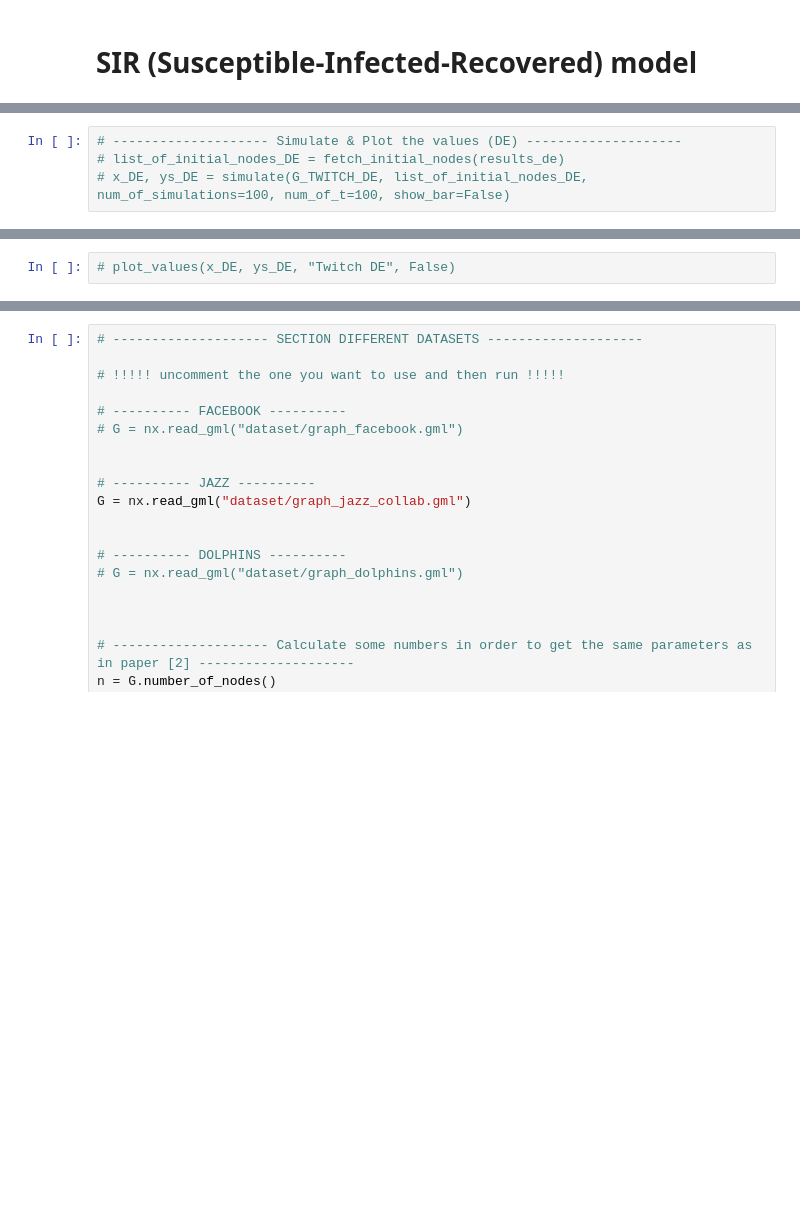
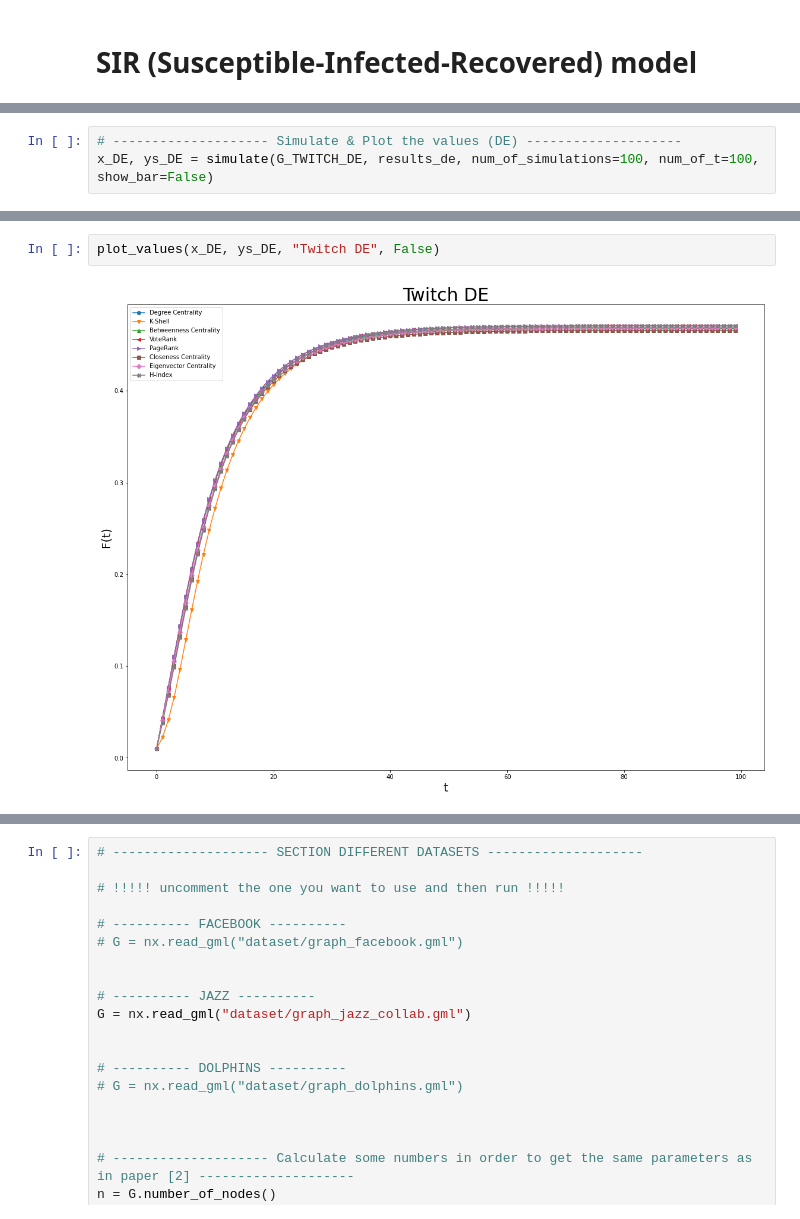
Before and after one commit to Shymsky/Network_Science, a Jupyter notebook: Group_Assignment.ipynb, the cells around one changed output, grey strips where cells are left out. Drawn from its saved outputs; the diff is of its cells as text; blank space fills up the shorter version.

```diff
--- a/Group_Assignment.ipynb
+++ b/Group_Assignment.ipynb
@@ -355,4 +376,3 @@ plot_values(x_EN, ys_EN, "Twitch EN", True)
 # %%
 # -------------------- Simulate & Plot the values (DE) --------------------
-# list_of_initial_nodes_DE = fetch_initial_nodes(results_de)
-# x_DE, ys_DE = simulate(G_TWITCH_DE, list_of_initial_nodes_DE, num_of_simulations=100, num_of_t=100, show_bar=False)
+x_DE, ys_DE = simulate(G_TWITCH_DE, results_de, num_of_simulations=100, num_of_t=100, show_bar=False)
@@ -359,3 +388,5 @@ plot_values(x_EN, ys_EN, "Twitch EN", True)
 # %%
-# plot_values(x_DE, ys_DE, "Twitch DE", False)
+plot_values(x_DE, ys_DE, "Twitch DE", False)
+# %% [output]
+[figure, added]
 # %%
```
Also changed, not shown: parts of 29 cells of this notebook.
